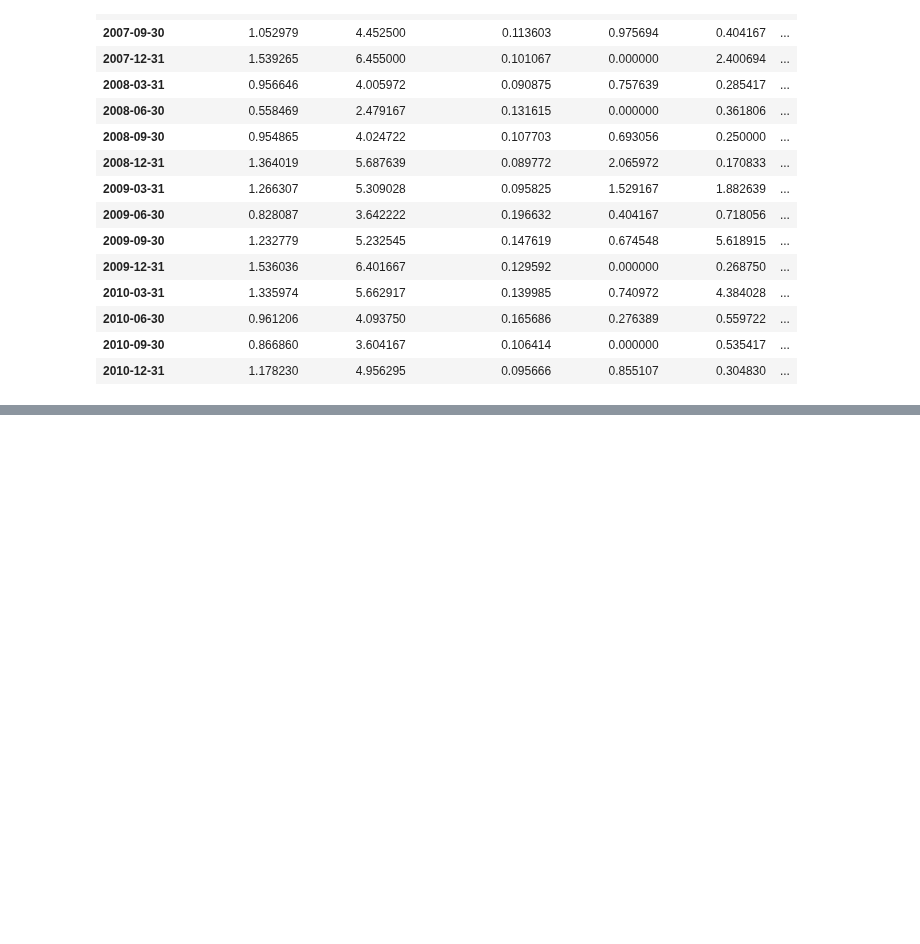
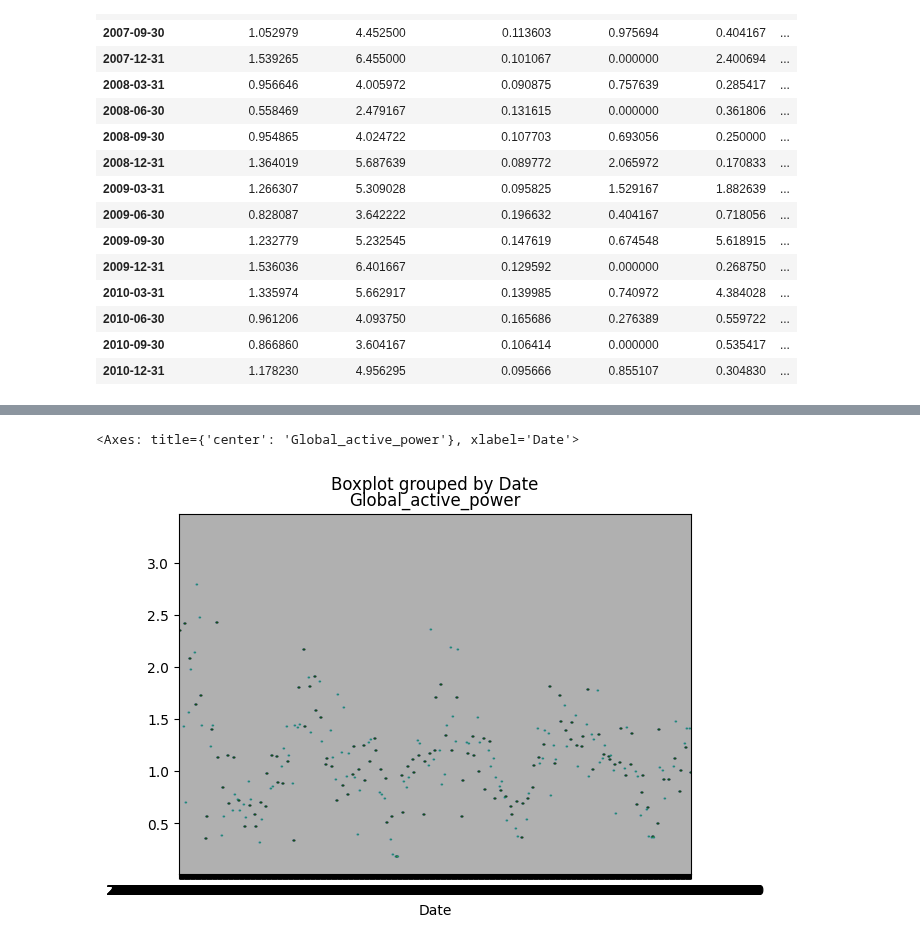
Before and after one commit to khoulaCode/machine-learning-code-orbit, a Jupyter notebook: from_sulaiman/time_series_analysis.ipynb, the cells around one changed output, grey strips where cells are left out. Cells and saved outputs as stored; diff of their text form; code cells hidden in the pictures; blank space fills up the shorter version.

```diff
--- a/from_sulaiman/time_series_analysis.ipynb
+++ b/from_sulaiman/time_series_analysis.ipynb
@@ -148,0 +166,5 @@ df_datetime.resample("QE").last()
+# %%
+df_datetime.boxplot(column='Global_active_power', by='Date')
+# %% [output]
+<Axes: title={'center': 'Global_active_power'}, xlabel='Date'>
+[figure, added]
```
Also changed, not shown: parts of 4 cells of this notebook.
